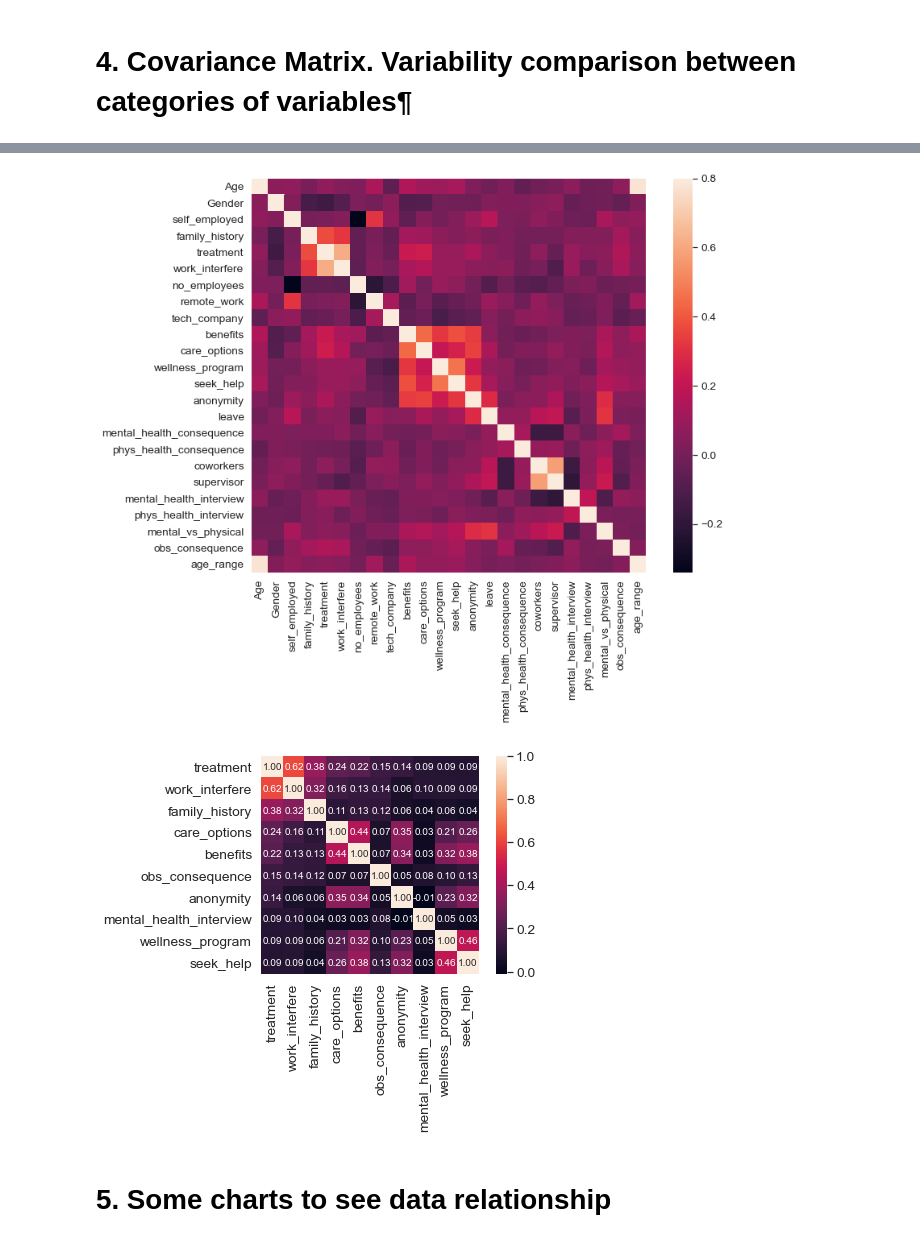
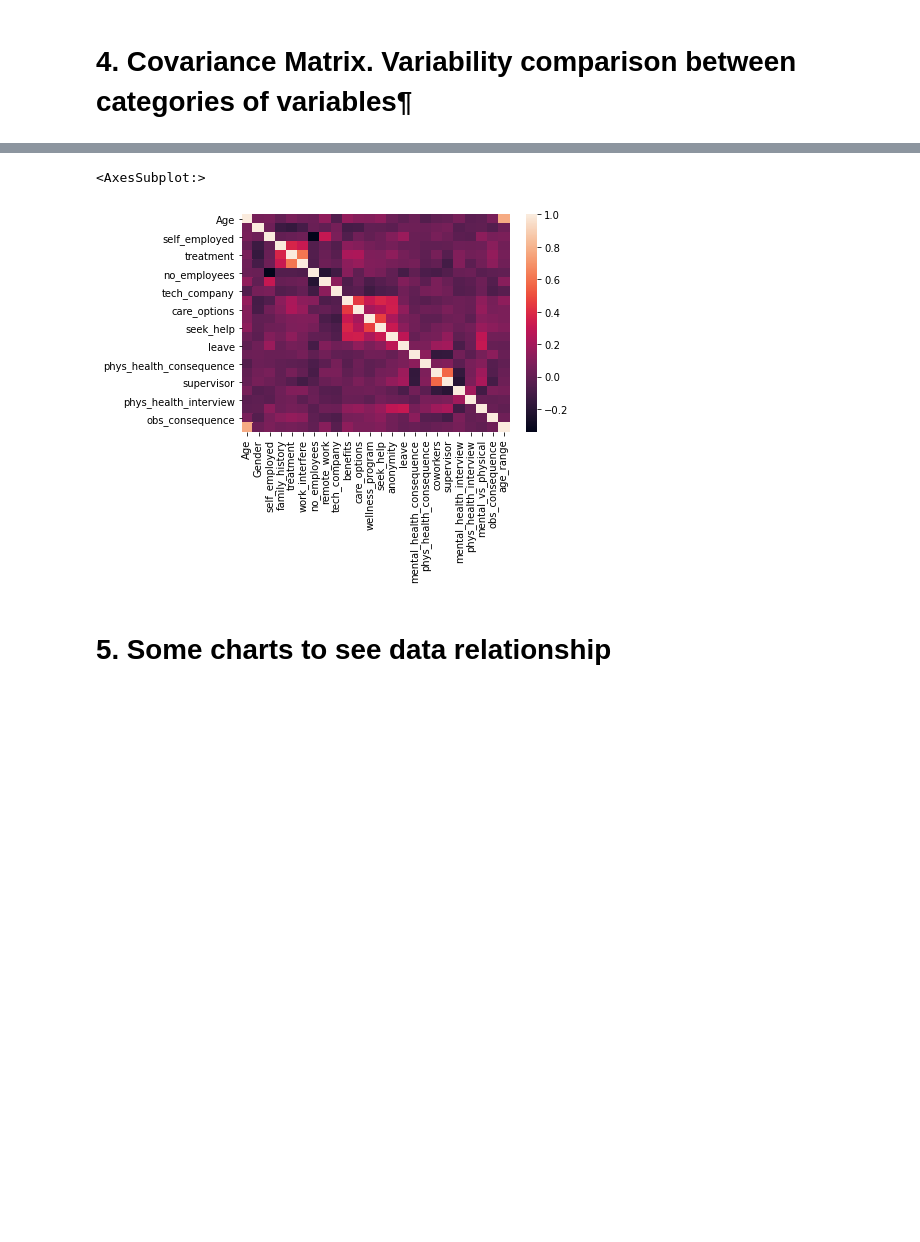
Before and after one commit to mental-health-coach/mhc, a Jupyter notebook: Mental Health Coach.ipynb, the cells around one changed output, grey strips where cells are left out. Saved outputs shown, nothing was run; the diff lists cells and outputs as text; code cells hidden in the pictures; blank space fills up the shorter version.

```diff
--- a/Mental Health Coach.ipynb
+++ b/Mental Health Coach.ipynb
@@ -159,8 +175,7 @@ initial data in gender column ['Female' 'M' 'Male' 'male' 'female' 'm' 'Male-ish
  'Cis Man' 'ostensibly male, unsure what that really means']
 Gender data after replacing ['female' 'male' 'trans']
 # %%
-#complete missing age with mean
-train_df['Age'].fillna(train_df['Age'].median(), inplace = True)
+
 
 # Fill with media() values < 18 and > 120
 s = pd.Series(train_df['Age'])
@@ -286,38 +302,28 @@ age_range                      0      0.0
 # %%
 #correlation matrix
 corrmat = train_df.corr()
 print(corrmat)
-f, ax = plt.subplots(figsize=(12, 9))
-sns.heatmap(corrmat, vmax=.8, square=True);
-plt.show()
-
-#treatment correlation matrix
-k = 10 #number of variables for heatmap
-cols = corrmat.nlargest(k, 'treatment')['treatment'].index
-cm = np.corrcoef(train_df[cols].values.T)
-sns.set(font_scale=1.25)
-hm = sns.heatmap(cm, cbar=True, annot=True, square=True, fmt='.2f', annot_kws={'size': 10}, yticklabels=cols.values, xticklabels=cols.values)
-plt.show()
+sns.heatmap(corrmat)
 # %% [output]
                                 Age    Gender  self_employed  family_history  \
 Age                        1.000000  0.059613       0.072254        0.009198
 Gender                     0.059613  1.000000       0.042066       -0.127802
 self_employed              0.072254  0.042066       1.000000        0.004437
 family_history             0.009198 -0.127802       0.004437        1.000000
 treatment                  0.072784 -0.149882       0.016264        0.376714
 work_interfere             0.038888 -0.088889       0.036850        0.323058
 no_employees               0.028372  0.022281      -0.339895       -0.050623
 remote_work                0.145277 -0.000668       0.312281        0.011448
 tech_company              -0.055811  0.061751       0.078562       -0.047080
 benefits                   0.155181 -0.094150      -0.055771        0.126531
 care_options               0.109359 -0.086386       0.042626        0.105618
 ... (167 lines left out)
 obs_consequence                   1.000000   0.041734
 age_range                         0.041734   1.000000
 
 [24 rows x 24 columns]
+<AxesSubplot:>
-[figure, old version]
+[figure, new version]
-[figure, removed]
 # %% [markdown]
 # 5. Some charts to see data relationship
 # %% [markdown]
```
Also changed, not shown: parts of 5 cells of this notebook.
